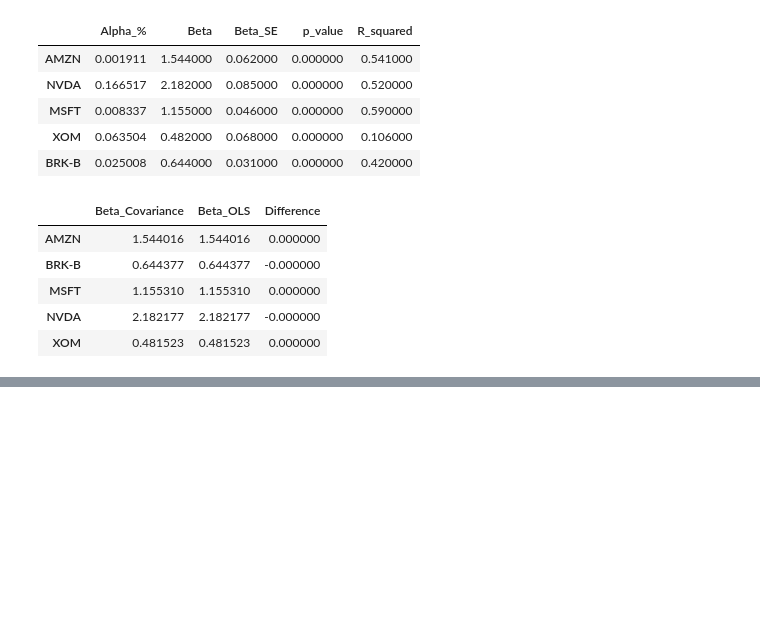
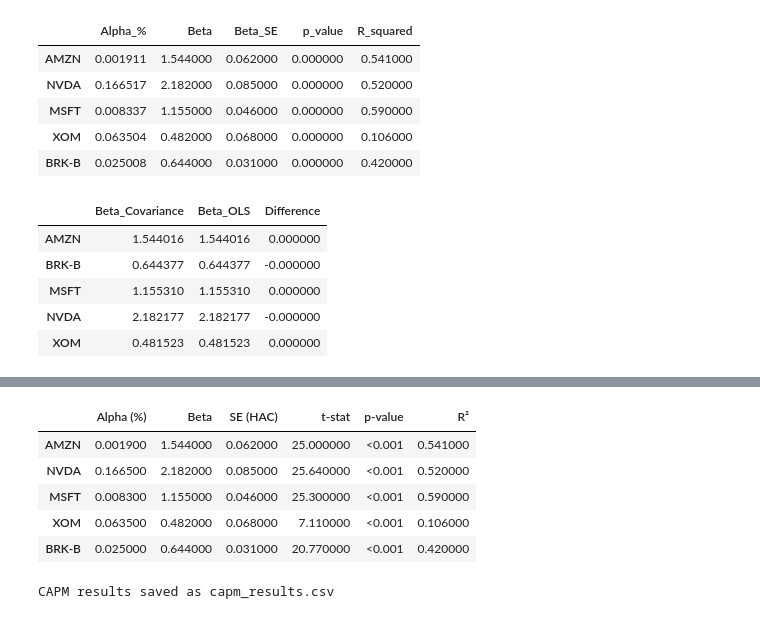
Before and after one commit to josuemarroquinj/corporate-value-portfolio-risk-analysis, a Jupyter notebook: notebooks/01_market_data_collection.ipynb, the cells around one changed output, grey strips where cells are left out. Saved outputs shown, nothing was run; the diff lists cells and outputs as text; code cells hidden in the pictures; blank space fills up the shorter version.

```diff
--- a/notebooks/01_market_data_collection.ipynb
+++ b/notebooks/01_market_data_collection.ipynb
@@ -1726,0 +1777,56 @@ beta_comparison.round(6)
+# %%
+# ============================================================
+# 12.15 FORMAT P-VALUES
+# ============================================================
+
+capm_display = capm_publication.copy()
+
+capm_display["Alpha (%)"] = (
+    capm_display["Alpha (%)"].round(4)
+)
+
+capm_display["Beta"] = (
+    capm_display["Beta"].round(3)
+)
+
+capm_display["SE (HAC)"] = (
+    capm_display["SE (HAC)"].round(3)
+)
+
+capm_display["t-stat"] = (
+    capm_display["t-stat"].round(2)
+)
+
+capm_display["R²"] = (
+    capm_display["R²"].round(3)
+)
+
+capm_display["p-value"] = (
+    capm_display["p-value"]
+    .apply(
+        lambda x: "<0.001"
+        if x < 0.001
+        else f"{x:.3f}"
+    )
+)
+
+capm_display
+# %% [output]
+|  | Alpha (%) | Beta | SE (HAC) | t-stat | p-value | R² |
+| AMZN | 0.001900 | 1.544000 | 0.062000 | 25.000000 | <0.001 | 0.541000 |
+| NVDA | 0.166500 | 2.182000 | 0.085000 | 25.640000 | <0.001 | 0.520000 |
+| MSFT | 0.008300 | 1.155000 | 0.046000 | 25.300000 | <0.001 | 0.590000 |
+| XOM | 0.063500 | 0.482000 | 0.068000 | 7.110000 | <0.001 | 0.106000 |
+| BRK-B | 0.025000 | 0.644000 | 0.031000 | 20.770000 | <0.001 | 0.420000 |
+# %%
+# ============================================================
+# 12.16 SAVE CAPM RESULTS
+# ============================================================
+
+capm_publication.to_csv(
+    "capm_results.csv"
+)
+
+print("CAPM results saved as capm_results.csv")
+# %% [output]
+CAPM results saved as capm_results.csv
```
Also changed, not shown: parts of 10 cells of this notebook.
